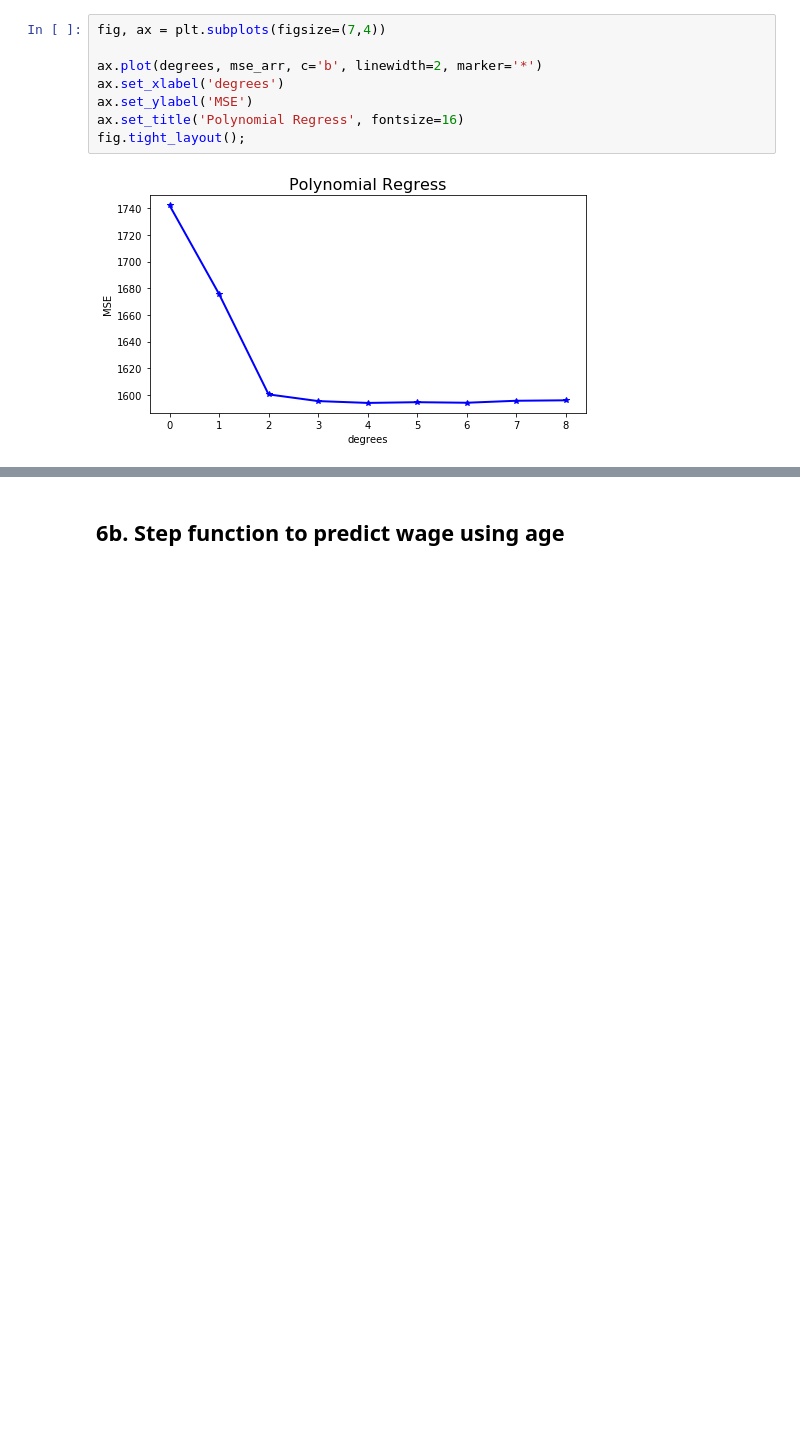
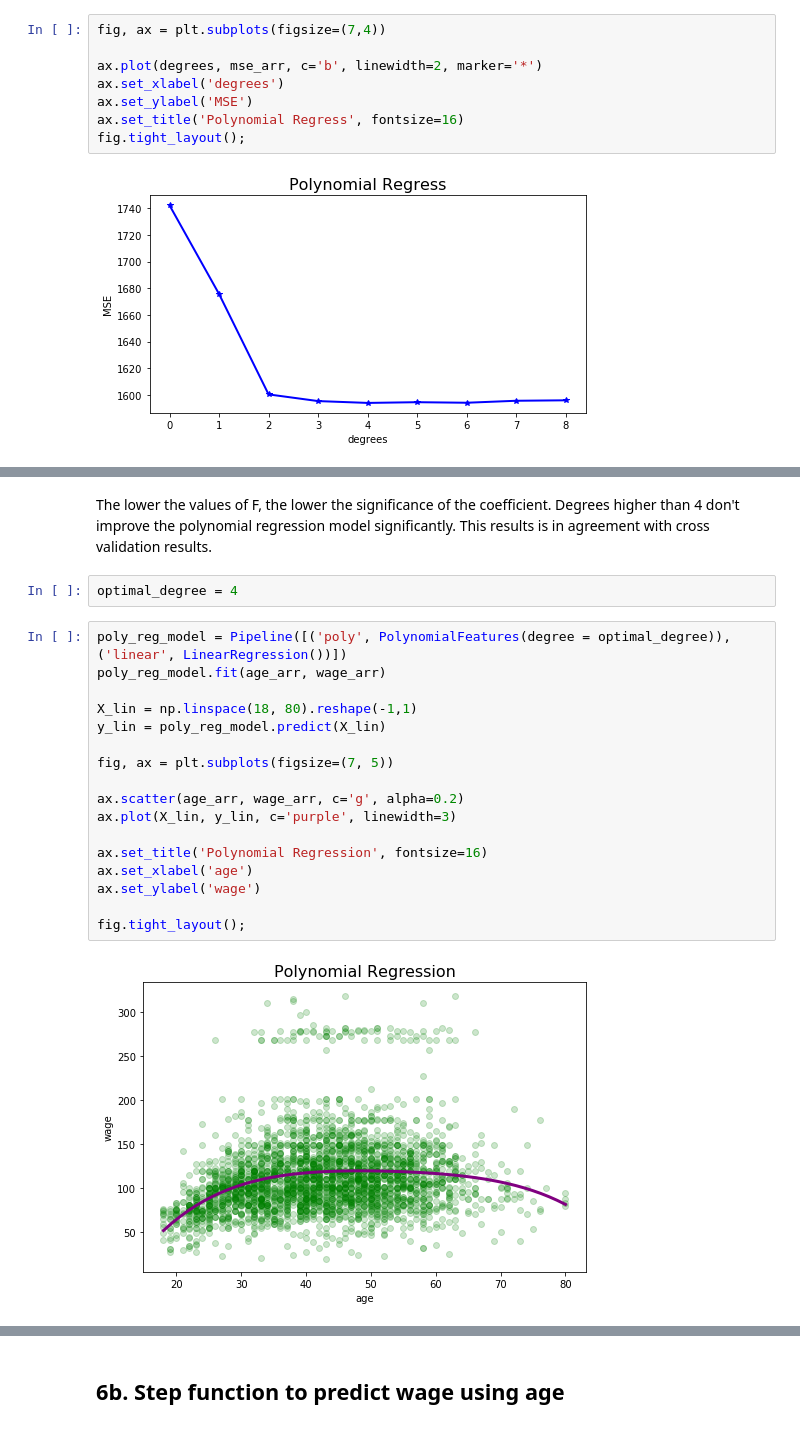
Before and after one commit to Morgan-Sell/islr-labs-exercises-python, a Jupyter notebook: exercises/07_beyond_linearity.ipynb, the cells around one changed output, grey strips where cells are left out. Cells and saved outputs as stored; diff of their text form; blank space fills up the shorter version.

Commit message:
peformed hypothesis testing using ANOVA on polynomial regression

```diff
--- a/exercises/07_beyond_linearity.ipynb
+++ b/exercises/07_beyond_linearity.ipynb
@@ -108 +135,24 @@ The cross-validation result matches the result produced by the ANOVA.
+# %% [markdown]
+The lower the values of F, the lower the significance of the coefficient. Degrees higher than 4 don't improve the polynomial regression model significantly. This results is in agreement with cross validation results.
+# %%
+optimal_degree = 4
+# %%
+poly_reg_model = Pipeline([('poly', PolynomialFeatures(degree = optimal_degree)), ('linear', LinearRegression())])
+poly_reg_model.fit(age_arr, wage_arr)
+
+X_lin = np.linspace(18, 80).reshape(-1,1)
+y_lin = poly_reg_model.predict(X_lin)
+
+fig, ax = plt.subplots(figsize=(7, 5))
+
+ax.scatter(age_arr, wage_arr, c='g', alpha=0.2)
+ax.plot(X_lin, y_lin, c='purple', linewidth=3)
+
+ax.set_title('Polynomial Regression', fontsize=16)
+ax.set_xlabel('age')
+ax.set_ylabel('wage')
+
+fig.tight_layout();
+# %% [output]
+[figure, added]
 # %%
```
Also changed, not shown: parts of 8 cells of this notebook, 2 other files.
